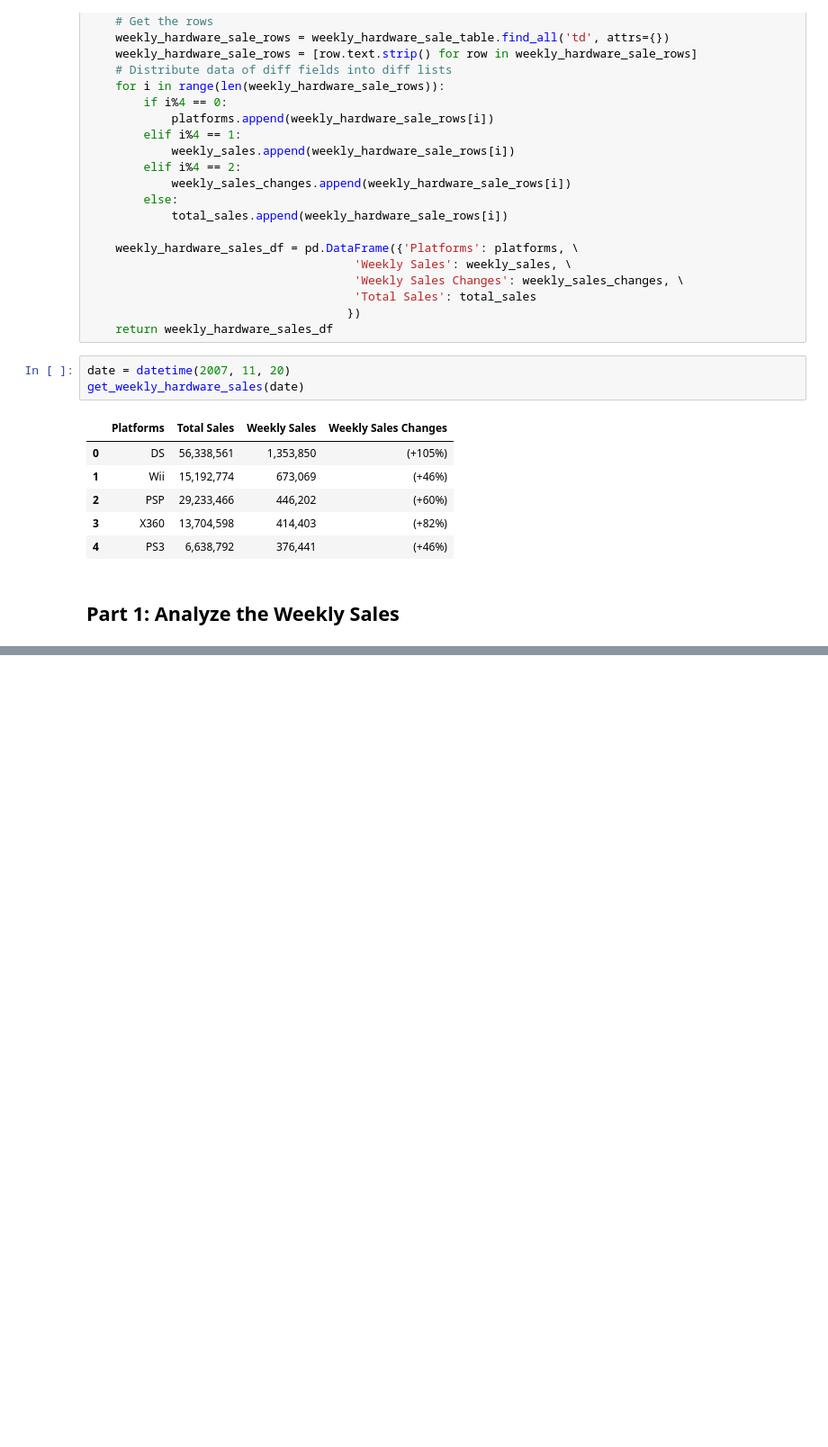
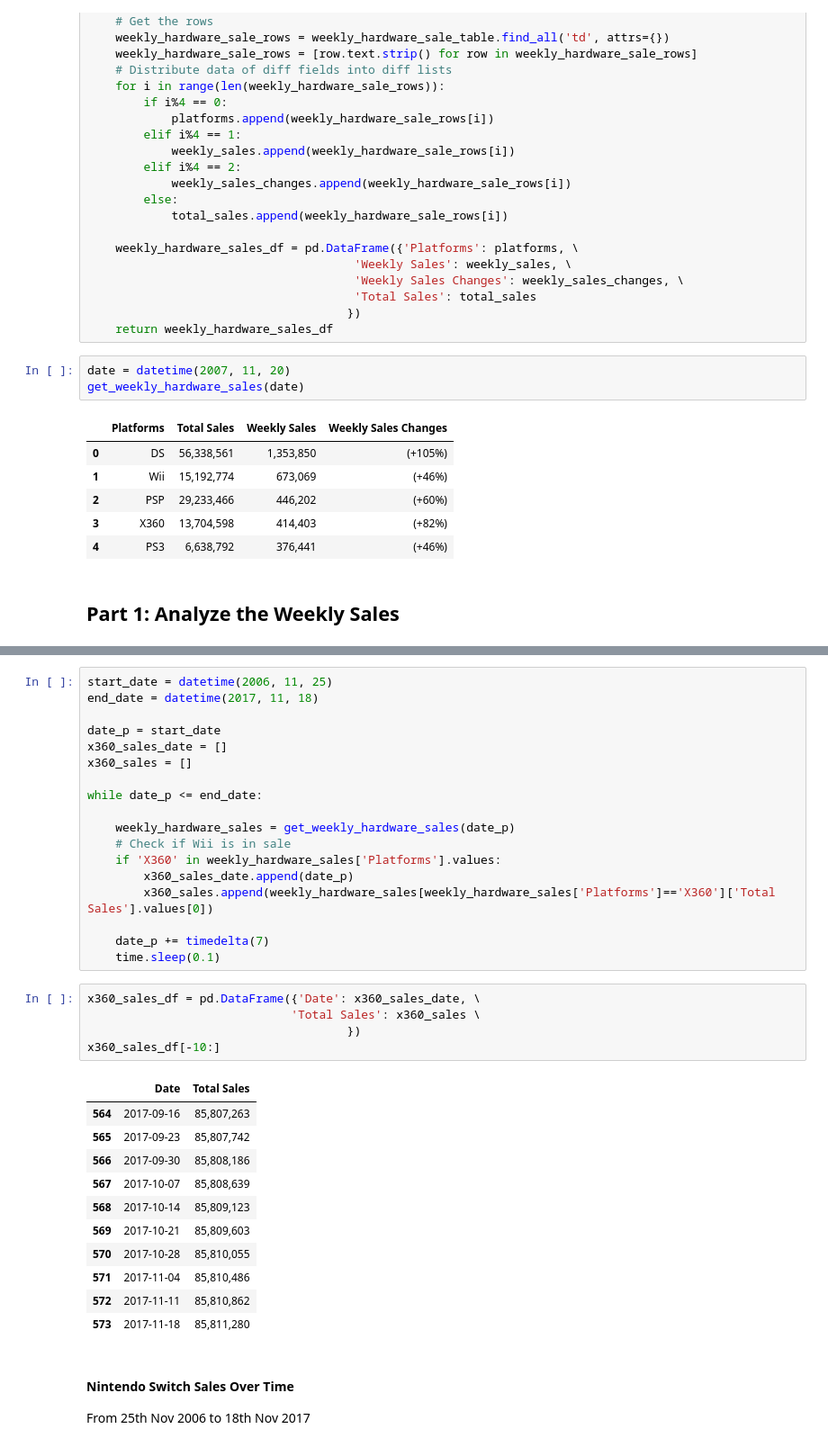
Before and after one commit to xuwenyihust/Game-Zone, a Jupyter notebook: console_wars.ipynb, the cells around one changed output, grey strips where cells are left out. Shown at 90% size. Drawn from its saved outputs; the diff is of its cells as text; blank space fills up the shorter version.

```diff
--- a/console_wars.ipynb
+++ b/console_wars.ipynb
@@ -319,0 +404,39 @@ get_weekly_hardware_sales(date)
+# %%
+start_date = datetime(2006, 11, 25)
+end_date = datetime(2017, 11, 18)
+
+date_p = start_date
+x360_sales_date = []
+x360_sales = []
+
+while date_p <= end_date:
+
+    weekly_hardware_sales = get_weekly_hardware_sales(date_p)
+    # Check if Wii is in sale
+    if 'X360' in weekly_hardware_sales['Platforms'].values:
+        x360_sales_date.append(date_p)
+        x360_sales.append(weekly_hardware_sales[weekly_hardware_sales['Platforms']=='X360']['Total Sales'].values[0])
+
+    date_p += timedelta(7)
+    time.sleep(0.1)
+# %%
+x360_sales_df = pd.DataFrame({'Date': x360_sales_date, \
+                             'Total Sales': x360_sales \
+                                     })
+x360_sales_df[-10:]
+# %% [output]
+|  | Date | Total Sales |
+| 564 | 2017-09-16 | 85,807,263 |
+| 565 | 2017-09-23 | 85,807,742 |
+| 566 | 2017-09-30 | 85,808,186 |
+| 567 | 2017-10-07 | 85,808,639 |
+| 568 | 2017-10-14 | 85,809,123 |
+| 569 | 2017-10-21 | 85,809,603 |
+| 570 | 2017-10-28 | 85,810,055 |
+| 571 | 2017-11-04 | 85,810,486 |
+| 572 | 2017-11-11 | 85,810,862 |
+| 573 | 2017-11-18 | 85,811,280 |
+# %% [markdown]
+#### Nintendo Switch Sales Over Time
+
+From 25th Nov 2006 to 18th Nov 2017
```
Also changed, not shown: parts of 16 cells of this notebook.
